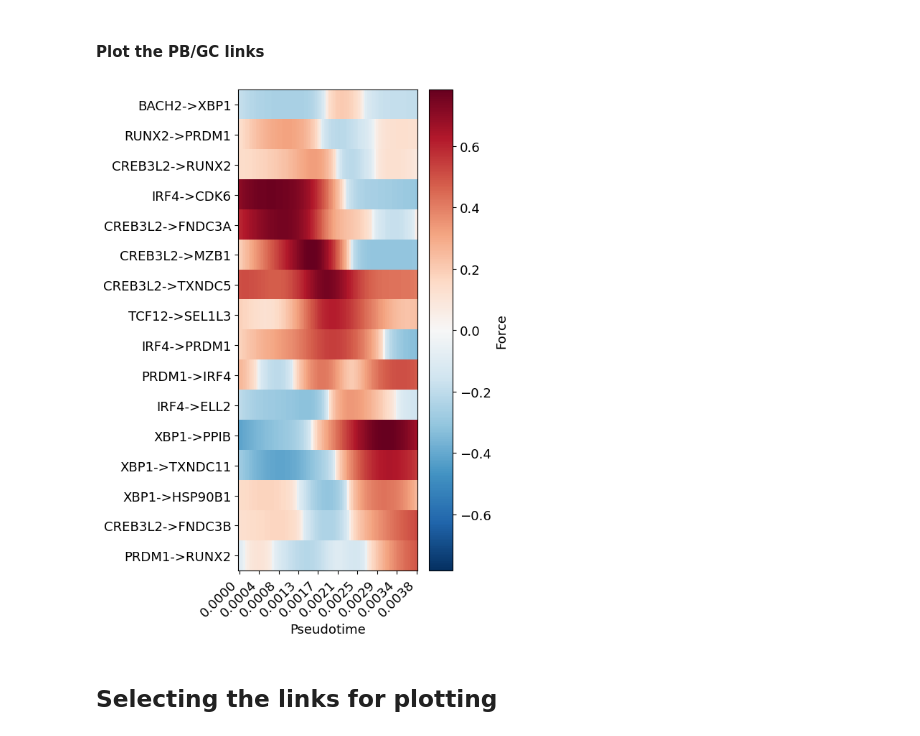
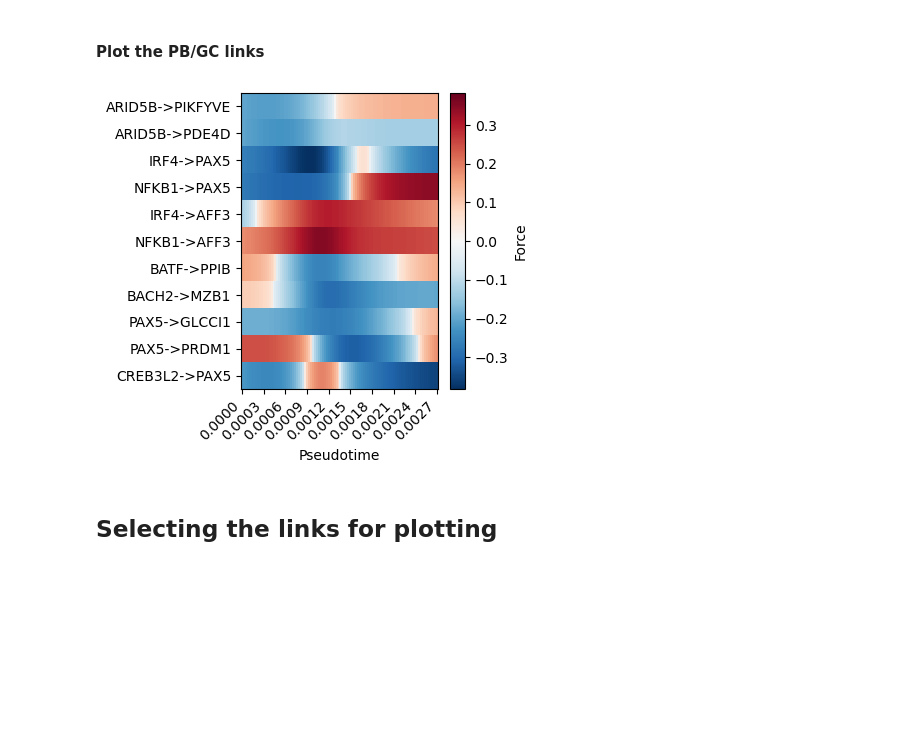
Before and after one commit to sachha-naksha/B_Cell_States, a Jupyter notebook: multiome_dynamic_regulation/py_scripts/analysis/enriched_regulons_analysis.ipynb, the cells around one changed output. Saved outputs shown, nothing was run; the diff lists cells and outputs as text; code cells hidden in the pictures; blank space fills up the shorter version.

```diff
--- a/multiome_dynamic_regulation/py_scripts/analysis/enriched_regulons_analysis.ipynb
+++ b/multiome_dynamic_regulation/py_scripts/analysis/enriched_regulons_analysis.ipynb
@@ -129,6 +131,6 @@ lf_beta_dcurve = pd.DataFrame(
 # %% [markdown]
 #### Slice the enriched links from the entire subnetwork (PB/GC)
 # %%
-enriched_betas = lf_beta_dcurve.loc[PB_links_plotting]
+enriched_betas = lf_beta_dcurve.loc[GC_links_plotting]
 print(enriched_betas.shape)
 # %% [output]
@@ -136,7 +138,7 @@ print(enriched_betas.shape)
 # %% [markdown]
 #### Get the expression curves for all the TFs (PB/GC)
 # %%
-lcpm_dcurve, dtime = compute_expression_regulation_curves(dictys_dynamic_object, start=0, stop=2, num=100, dist=0.0005, mode="expression")
+lcpm_dcurve, dtime = compute_expression_regulation_curves(dictys_dynamic_object, start=0, stop=3, num=100, dist=0.0005, mode="expression")
 # %%
 # get the tf_lcpms for the lineage
 tf_list = enriched_betas.index.get_level_values('TF').unique().tolist()
@@ -172,9 +174,16 @@ def plot_force_heatmap_with_clustering(
     cluster_method: str = "ward",
     dtop: float = 0,
     dright: float = 0.3,
+    row_scaling: dict = None,  # New parameter for scaling specific rows
 ) -> Tuple[pd.DataFrame, list, pd.Series, Optional[matplotlib.figure.Figure]]:
     """
     Prepares force value data for clustering heatmap and optionally plots it.
+
+    Parameters:
+    -----------
+    row_scaling: Dict[Tuple[str, str], float]
+        Dictionary mapping (TF, target) tuples to scaling factors.
+        Example: {('IRF4', 'PRDM1'): 0.5} will scale that specific link to 50% of its original values.
     """
     # Process input parameters to generate regulation pairs
     reg_pairs = []
@@ -218,14 +227,23 @@ def plot_force_heatmap_with_clustering(
         force_df_filtered = force_df[non_zero_mask]
         reg_pairs = list(force_df_filtered.index)
         reg_labels = [f"{tf}->{target}" for tf, target in reg_pairs]
+
     # Extract force values for the specified regulations
     force_values = []
     for pair in reg_pairs:
         tf, target = pair
         try:
-            force_values.append(force_df.loc[(tf, target)].values)
+            values = force_df.loc[(tf, target)].values
+
+            # Apply scaling factor if provided for this pair
+            if row_scaling and (tf, target) in row_scaling:
+                scale_factor = row_scaling[(tf, target)]
+                values = values * scale_factor
+
+            force_values.append(values)
         except KeyError:
             raise ValueError(f"Regulation {tf}->{target} not found in force DataFrame")
+
     # Convert to numpy array
     dnet = np.array(force_values)
 
@@ -269,7 +287,7 @@ def plot_force_heatmap_with_clustering(
                           vmin=-vmax_val, vmax=vmax_val)
 
             # Add colorbar
-            plt.colorbar(im, label="Force")
+            cbar = plt.colorbar(im, label="Force")
 
             # Set pseudotime labels as x axis labels
             ax.set_xlabel("Pseudotime")
@@ -292,24 +310,29 @@ def plot_force_heatmap_with_clustering(
 # %% [markdown]
 #### Plot the PB/GC links
 # %%
+row_scaling = {
+    ('NFKB1', 'AFF3'): 0.4  # Scale this link to 50% of its original values
+}
+
 force_df_for_cluster, reg_labels, dtime, fig = plot_force_heatmap_with_clustering(
     force_df=lf_forces_dcurve,
     dtime=dtime,
-    regulations=PB_links_plotting,
+    regulations=GC_links_plotting,
     cmap='RdBu_r',
     vmax=None,
-    figsize= (6, 8),
+    figsize= (4.5, 4),
     plot_figure=True,
-    perform_clustering=False
+    perform_clustering=False,
+    row_scaling=row_scaling
 )
-plt.yticks(fontsize=13)
+plt.yticks(fontsize=10)
 plt.tight_layout()
-plt.savefig('/ocean/projects/cis240075p/asachan/datasets/B_Cell/multiome_1st_donor_UPMC_aggr/dictys_outs/actb1_added_v2/output/figures/enriched_links_PB.pdf',
-            bbox_inches='tight',
-            dpi=100,
-            format='pdf')
+# plt.savefig('/ocean/projects/cis240075p/asachan/datasets/B_Cell/multiome_1st_donor_UPMC_aggr/dictys_outs/actb1_added_v2/output/figures/enriched_links_GC.pdf',
+#             bbox_inches='tight',
+#             dpi=100,
+#             format='pdf')
 plt.show()
 # %% [output]
-[figure, old version]
+[figure, new version]
 # %% [markdown]
 ## Selecting the links for plotting
```
Also changed, not shown: parts of 8 cells of this notebook.
